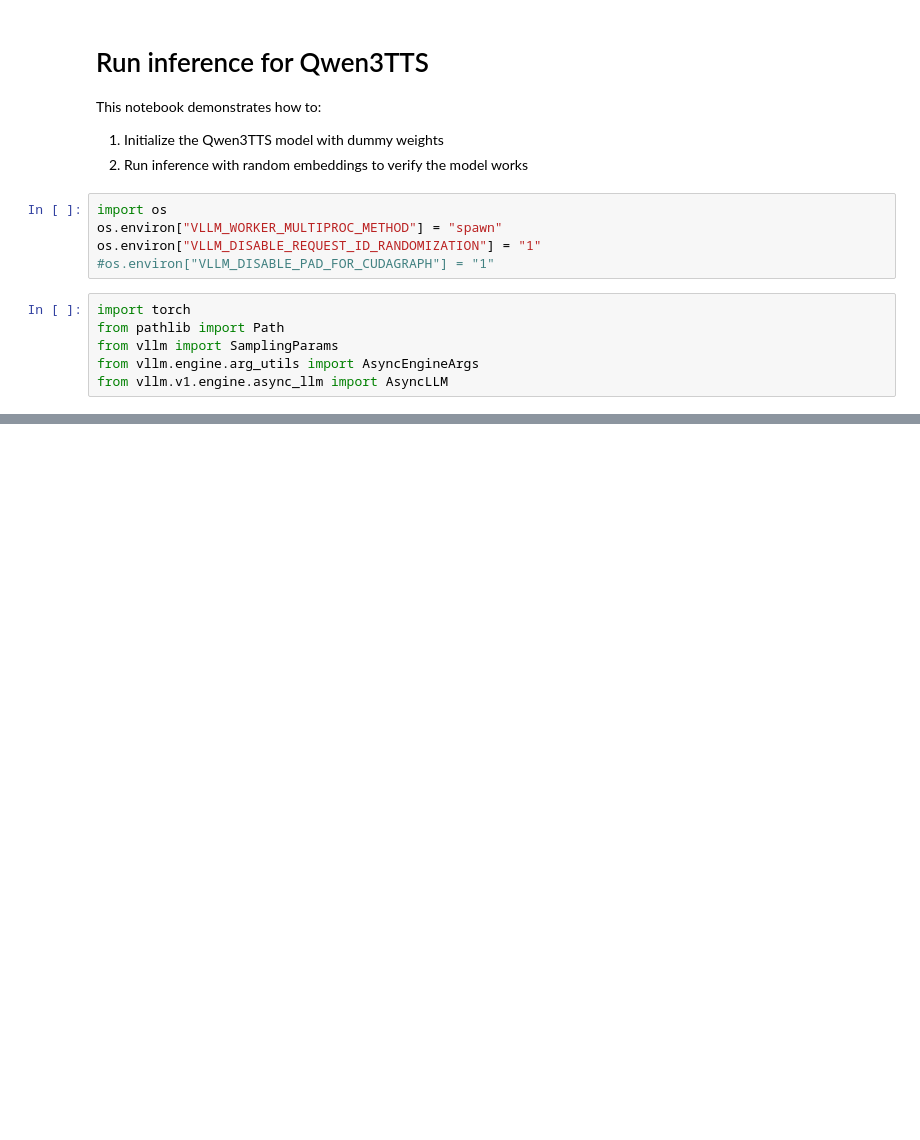
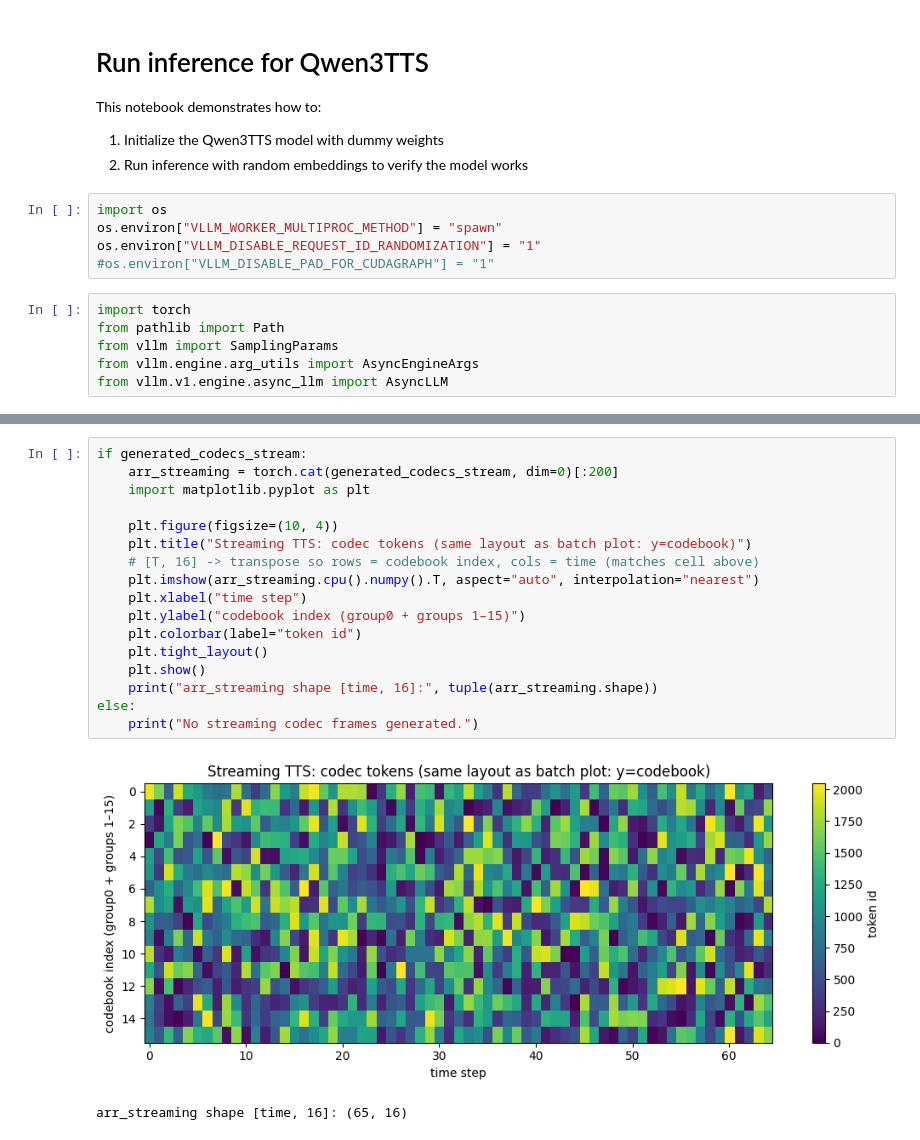
Before and after one commit to vklimkov-nvidia/vllm, a Jupyter notebook: demo_qwen3_tts.ipynb, the cells around one changed output, grey strips where cells are left out. Saved outputs shown, nothing was run; the diff lists cells and outputs as text; blank space fills up the shorter version.

```diff
--- a/demo_qwen3_tts.ipynb
+++ b/demo_qwen3_tts.ipynb
@@ -150,0 +315,20 @@ torch.save(arr, "/home/vklimkov/workspace/qwen3_tts/Qwen3-TTS/vllm_pred_tokens.p
+# %%
+if generated_codecs_stream:
+    arr_streaming = torch.cat(generated_codecs_stream, dim=0)[:200]
+    import matplotlib.pyplot as plt
+
+    plt.figure(figsize=(10, 4))
+    plt.title("Streaming TTS: codec tokens (same layout as batch plot: y=codebook)")
+    # [T, 16] -> transpose so rows = codebook index, cols = time (matches cell above)
+    plt.imshow(arr_streaming.cpu().numpy().T, aspect="auto", interpolation="nearest")
+    plt.xlabel("time step")
+    plt.ylabel("codebook index (group0 + groups 1–15)")
+    plt.colorbar(label="token id")
+    plt.tight_layout()
+    plt.show()
+    print("arr_streaming shape [time, 16]:", tuple(arr_streaming.shape))
+else:
+    print("No streaming codec frames generated.")
+# %% [output]
+[figure, added]
+arr_streaming shape [time, 16]: (65, 16)
```
Also changed, not shown: parts of 8 cells of this notebook, 6 other files.
